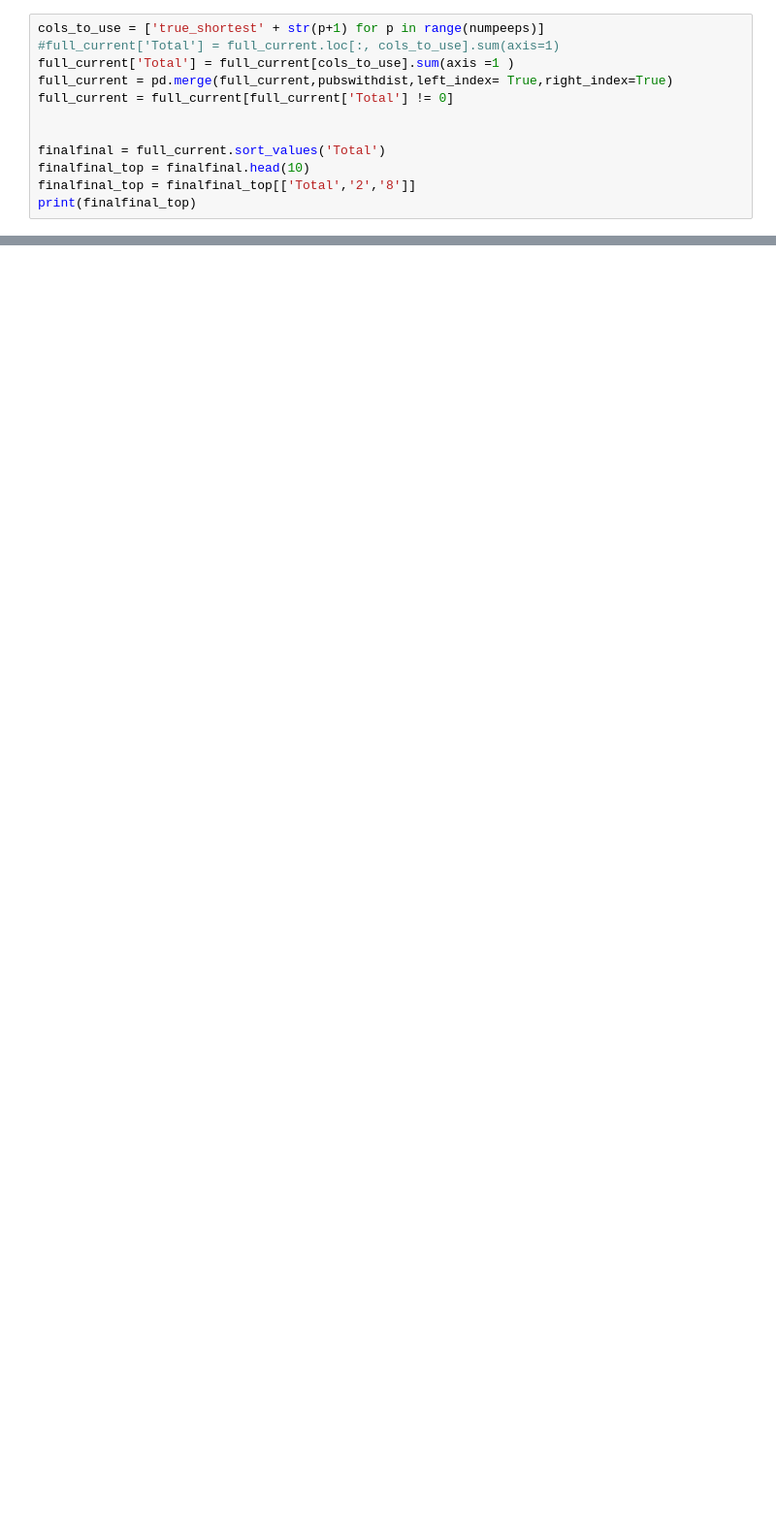
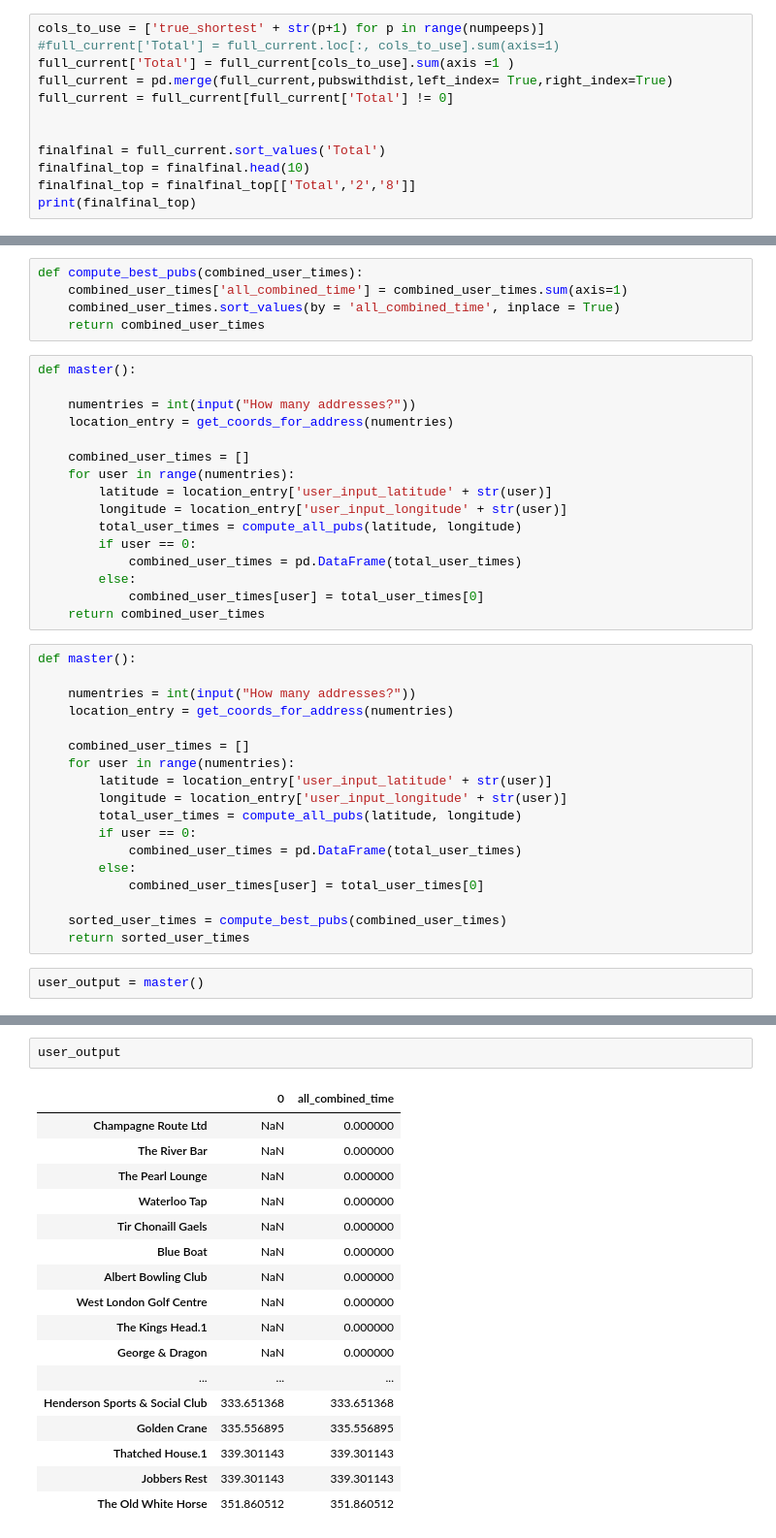
Before and after one commit to gbiggs31/halfway2, a Jupyter notebook: Scratch Script.ipynb, the cells around one changed output, grey strips where cells are left out. Shown at 97% size. Drawn from its saved outputs; the diff is of its cells as text; blank space fills up the shorter version.

```diff
--- a/Scratch Script.ipynb
+++ b/Scratch Script.ipynb
@@ -348,0 +507,41 @@ print(finalfinal_top)
+# %%
+def compute_best_pubs(combined_user_times):
+    combined_user_times['all_combined_time'] = combined_user_times.sum(axis=1)
+    combined_user_times.sort_values(by = 'all_combined_time', inplace = True)
+    return combined_user_times
+# %%
+def master():
+
+    numentries = int(input("How many addresses?"))
+    location_entry = get_coords_for_address(numentries)
+
+    combined_user_times = []
+    for user in range(numentries):
+        latitude = location_entry['user_input_latitude' + str(user)]
+        longitude = location_entry['user_input_longitude' + str(user)]
+        total_user_times = compute_all_pubs(latitude, longitude)
+        if user == 0:
+            combined_user_times = pd.DataFrame(total_user_times)
+        else:
+            combined_user_times[user] = total_user_times[0]
+    return combined_user_times
+# %%
+def master():
+
+    numentries = int(input("How many addresses?"))
+    location_entry = get_coords_for_address(numentries)
+
+    combined_user_times = []
+    for user in range(numentries):
+        latitude = location_entry['user_input_latitude' + str(user)]
+        longitude = location_entry['user_input_longitude' + str(user)]
+        total_user_times = compute_all_pubs(latitude, longitude)
+        if user == 0:
+            combined_user_times = pd.DataFrame(total_user_times)
+        else:
+            combined_user_times[user] = total_user_times[0]
+
+    sorted_user_times = compute_best_pubs(combined_user_times)
+    return sorted_user_times
+# %%
+user_output = master()
@@ -348,0 +551,20 @@ print(finalfinal_top)
+# %%
+user_output
+# %% [output]
+|  | 0 | all_combined_time |
+| Champagne Route Ltd | NaN | 0.000000 |
+| The River Bar | NaN | 0.000000 |
+| The Pearl Lounge | NaN | 0.000000 |
+| Waterloo Tap | NaN | 0.000000 |
+| Tir Chonaill Gaels | NaN | 0.000000 |
+| Blue Boat | NaN | 0.000000 |
+| Albert Bowling Club | NaN | 0.000000 |
+| West London Golf Centre | NaN | 0.000000 |
+| The Kings Head.1 | NaN | 0.000000 |
+| George & Dragon | NaN | 0.000000 |
+| ... | ... | ... |
+| Henderson Sports & Social Club | 333.651368 | 333.651368 |
+| Golden Crane | 335.556895 | 335.556895 |
+| Thatched House.1 | 339.301143 | 339.301143 |
+| Jobbers Rest | 339.301143 | 339.301143 |
+| The Old White Horse | 351.860512 | 351.860512 |
```
Also changed, not shown: parts of 11 cells of this notebook, 4 other files.
